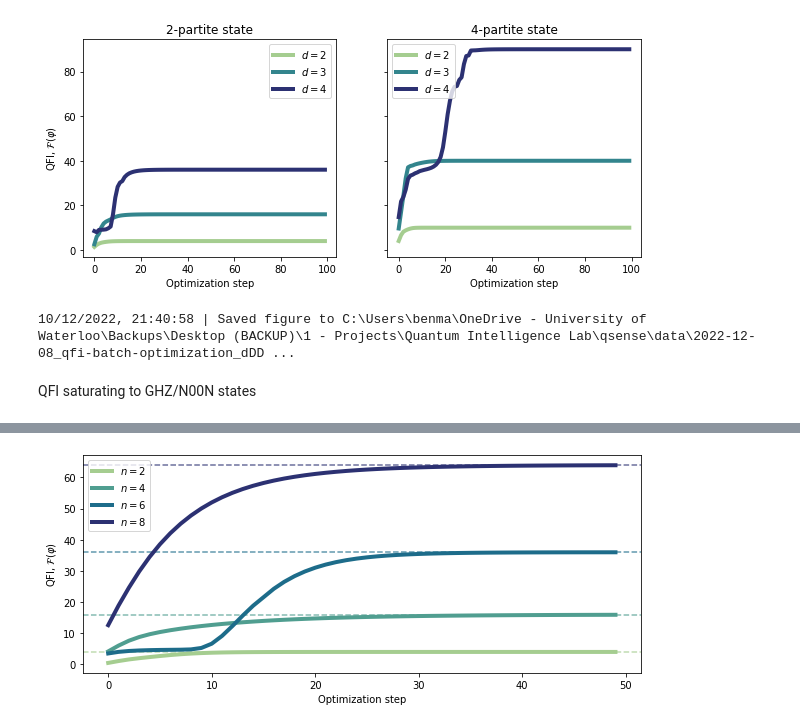
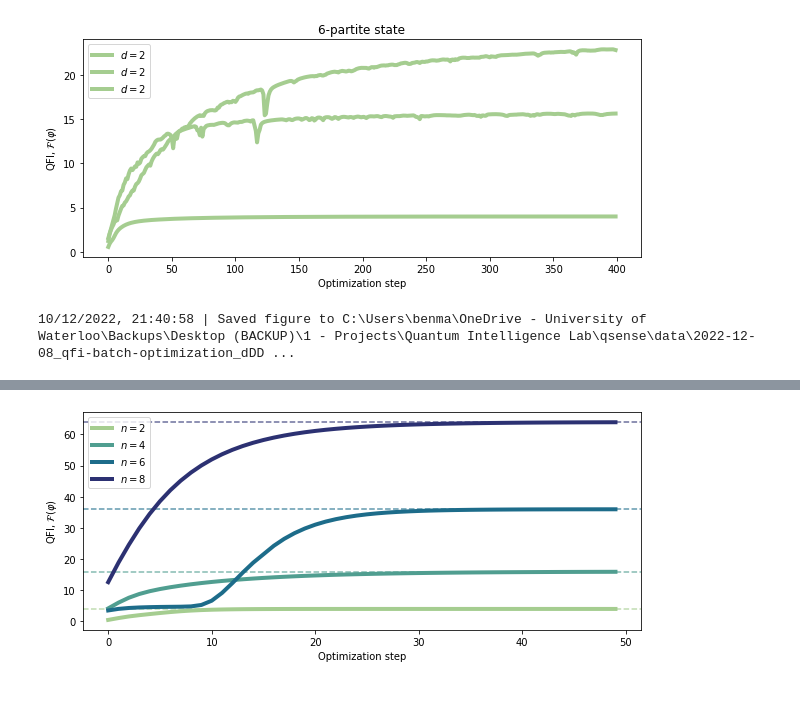
Before and after one commit to benjimaclellan/queso, a Jupyter notebook: experiments/analyze_batch.ipynb, the cells around one changed output, grey strips where cells are left out. Saved outputs shown, nothing was run; the diff lists cells and outputs as text; code cells hidden in the pictures; blank space fills up the shorter version.

```diff
--- a/experiments/analyze_batch.ipynb
+++ b/experiments/analyze_batch.ipynb
@@ -7,5 +7,5 @@ from qsense.io import IO
 # %%
-io = IO(folder=r"2022-12-08_qfi-batch-optimization_dDD9")
-df = io.load_dataframe(filename="qfi-batch")
+io = IO(folder=r"2023-01-16_cfi-qfi-batch_6415")
+df = io.load_dataframe(filename="batch")
 df
 # %% [output]
@@ -30,32 +30,26 @@ df
 # %%
-fig, axs = plt.subplots(1, 2, figsize=[10, 4], sharey=True)
+fig, ax = plt.subplots(1, 1, figsize=[10, 4], sharey=True)
 colors = lambda x: sns.color_palette("crest", as_cmap=True)((x - 2) / (4 - 2))
 for i, n in enumerate(df.n.unique()):
     for d in df.d.unique():
-        dfi = df[(df.d == d) & (df.n == n)]
-        # print(d, n, dfi)
-        # for j, losses in enumerate(dfi.losses):
-        # axs[i].plot(losses, label=f"$d={d}$" if j == 0 else None, **dict(color=colors[d], ls='-', lw=4, alpha=0.6, ))
-        axs[i].plot(
-            dfi.losses.iloc[0],
+        dfi = df[(df.d == d) & (df.n == n) & (df.fi == "qfi")]
+        ax.plot(
+            dfi.loss.iloc[0],
             label=f"$d={d}$",
             **dict(
                 color=colors(d),
                 ls="-",
                 lw=4,
                 alpha=1.0,
             ),
         )
-    # axs[i].suptitle(f"d={d}")
-    axs[i].legend()
-    axs[i].set(xlabel="Optimization step", title=f"{n}-partite state")
-    axs[0].set(ylabel=r"QFI, $\mathcal{F}(\varphi)$")
+    ax.legend()
+ax.set(xlabel="Optimization step", title=f"{n}-partite state")
+ax.set(ylabel=r"QFI, $\mathcal{F}(\varphi)$")
 plt.show()
 # %% [output]
-[figure, old version]
+[figure, new version]
 # %%
 io.save_figure(fig, filename="qfi_n-partite_qudit")
 # %% [output]
 10/12/2022, 21:40:58 | Saved figure to C:\Users\benma\OneDrive - University of Waterloo\Backups\Desktop (BACKUP)\1 - Projects\Quantum Intelligence Lab\qsense\data\2022-12-08_qfi-batch-optimization_dDD ...
-# %% [markdown]
-QFI saturating to GHZ/N00N states
```
Also changed, not shown: parts of 3 cells of this notebook, 2 other files.
